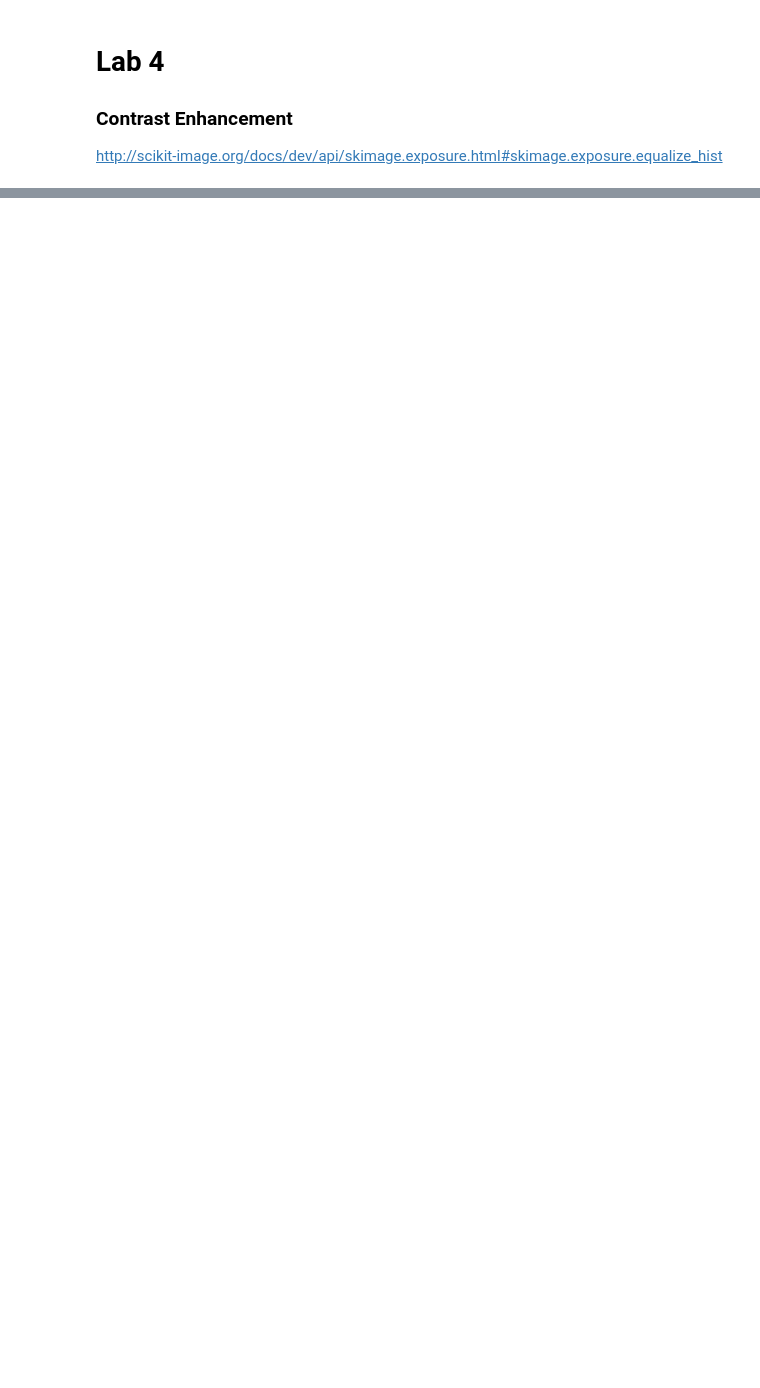
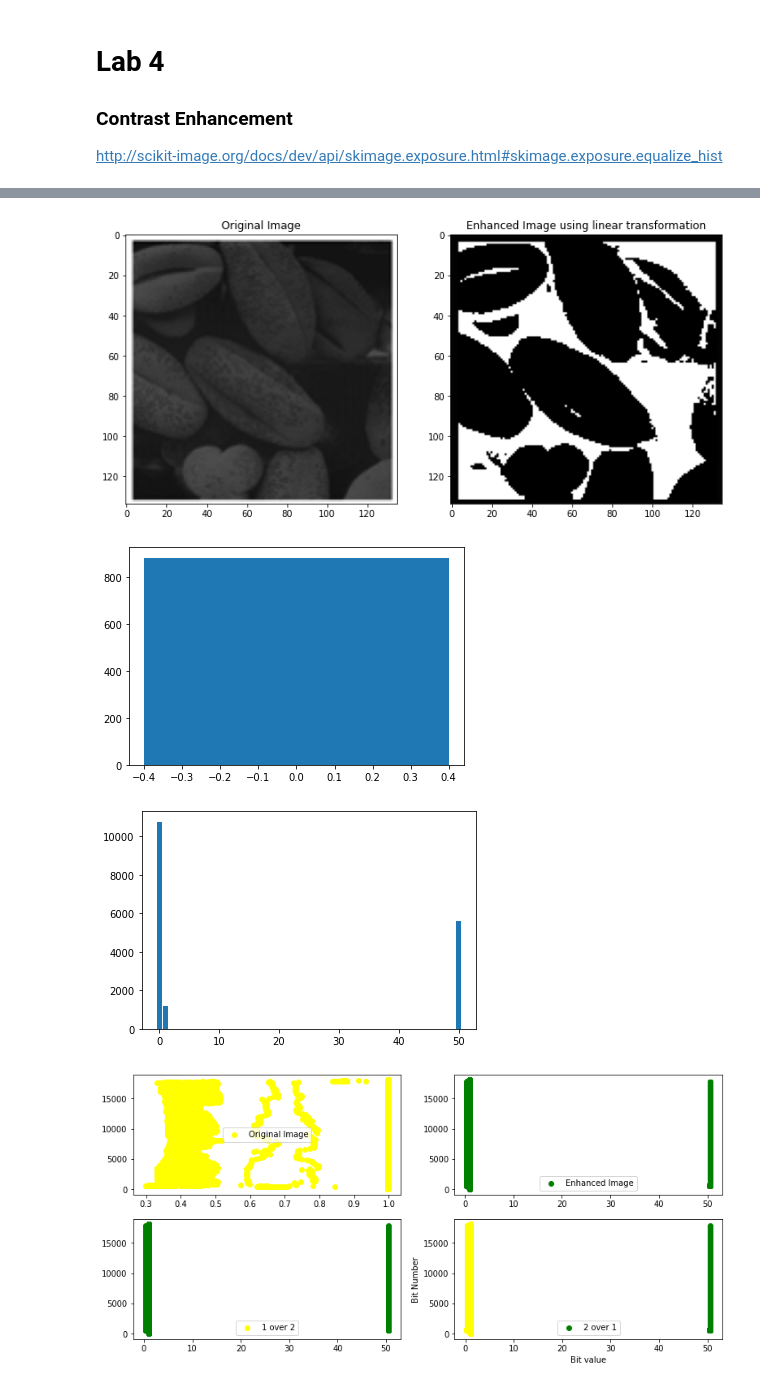
Before and after one commit to We2Am-BaSsem/IP-Labs, a Jupyter notebook: Lab04/Lab4_STD.ipynb, the cells around one changed output, grey strips where cells are left out. Cells and saved outputs as stored; diff of their text form; code cells hidden in the pictures; blank space fills up the shorter version.

```diff
--- a/Lab04/Lab4_STD.ipynb
+++ b/Lab04/Lab4_STD.ipynb
@@ -60,0 +58,54 @@ def getImageWithHist(name,ext,nbins=256):
+# %%
+'''
+2
+Contrast Enhancement
+'''
+def comparePlotImage(image1, image2):
+    plt.ion()
+    fig = plt.figure(figsize=(13,6)) # creating a plot
+
+    ax = fig.add_subplot(221) # plotting a plot
+    ax.scatter(image1.flatten(), range(len(image1.flatten())), color = 'yellow')
+    ax.legend(["Original Image"])
+
+    bx = fig.add_subplot(222)
+    bx.scatter(image2.flatten(), range(len(image2.flatten())), color = 'green')
+    bx.legend(["Enhanced Image"])
+
+    cx = fig.add_subplot(223)
+    cx.scatter(image1.flatten(), range(len(image1.flatten())), color = 'yellow')
+    cx.scatter(image2.flatten(), range(len(image2.flatten())), color = 'green')
+    cx.legend(["1 over 2"])
+
+    dx = fig.add_subplot(224)
+    dx.scatter(image2.flatten(), range(len(image2.flatten())), color = 'green')
+    dx.scatter(image1.flatten(),range(len(image1.flatten())), color = 'yellow')
+    dx.legend(["2 over 1"])
+
+    plt.ylabel('Bit Number')
+    plt.xlabel('Bit value')
+    plt.show() # show plot
+
+
+# 50 + (150 * float(val/100))
+def contrastEnhance(image):
+    enhancedImage = np.array(image).flatten()
+    # acts as a generator, yield one element at time, doesn't generate the whole list as the normal list comperhension
+    enhancedImage = np.fromiter(((50 + (150 * float(val * 255/100))/255 if (val>=0 and val <=100/255) else val) for val in enhancedImage),dtype=enhancedImage.dtype)
+    enhancedImage = enhancedImage.reshape(image.shape)
+    return enhancedImage
+
+
+
+image = rgb2gray(rgba2rgb(io.imread('imgs/Picture2.png'))) # png image with alpha channel
+show_images([image, contrastEnhance(image)],
+            ['Original Image',  'Enhanced Image using linear transformation'])
+
+
+showHist(image), showHist(contrastEnhance(image))
+comparePlotImage(image, contrastEnhance(image))
+# %% [output]
+[figure, added]
+[figure, added]
+[figure, added]
+[figure, added]
```
Also changed, not shown: parts of 8 cells of this notebook, 3 other files.
